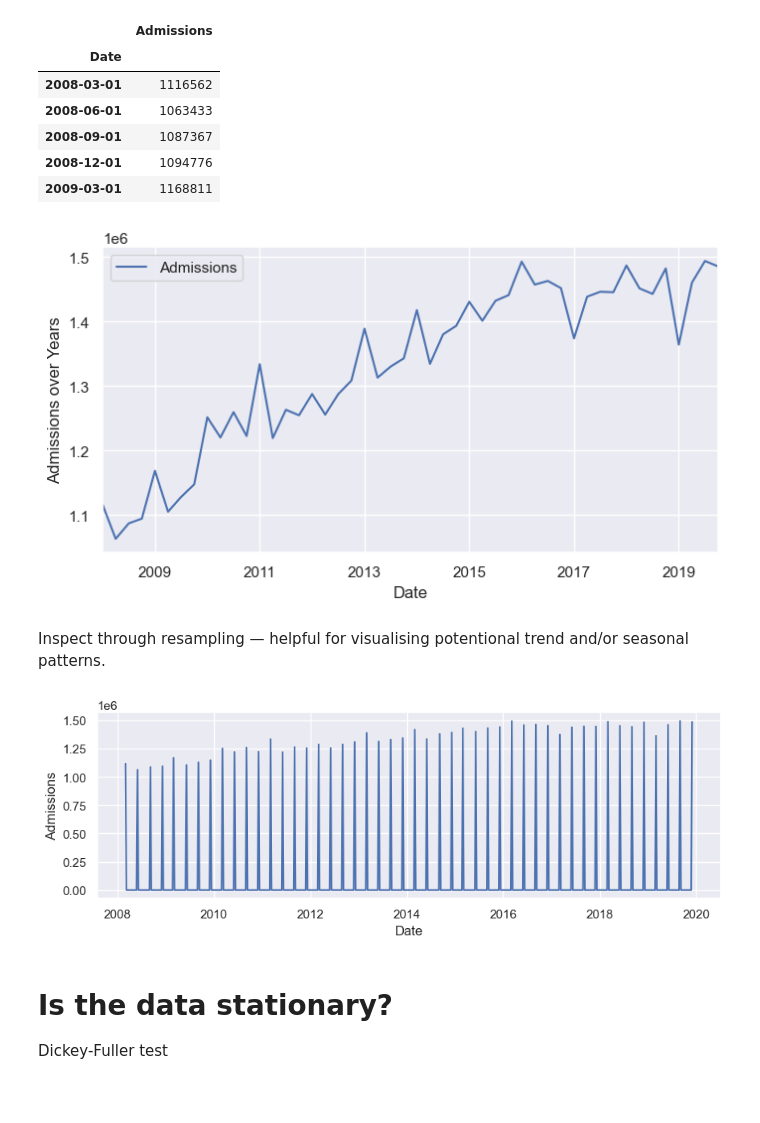
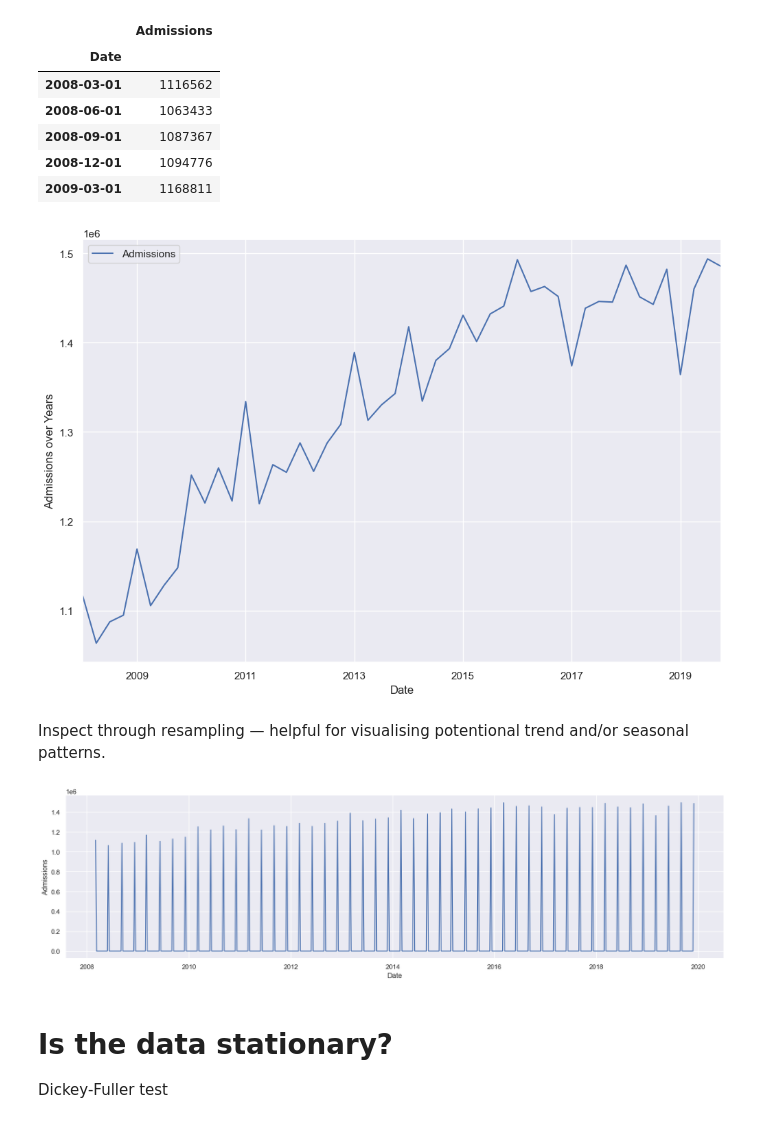
Before and after one commit to kankaungmalay/nhs_data_analytics, a Jupyter notebook: scripts/nhs_admissions_and_gpreferrals.ipynb, the cells around one changed output. Cells and saved outputs as stored; diff of their text form; code cells hidden in the pictures; blank space fills up the shorter version.

```diff
--- a/scripts/nhs_admissions_and_gpreferrals.ipynb
+++ b/scripts/nhs_admissions_and_gpreferrals.ipynb
@@ -307,22 +307,22 @@ df_ts.head()
 | 2008-12-01 | 1094776 |
 | 2009-03-01 | 1168811 |
 # %%
-ax = df_ts.plot(figsize=(8, 4))
+ax = df_ts.plot(figsize=(12, 8))
 ax.set_ylabel('Admissions over Years')
 ax.set_xlabel('Date')
 plt.show()
 # %% [output]
-[figure, old version]
+[figure, new version]
 # %% [markdown]
 Inspect through resampling — helpful for visualising potentional trend and/or seasonal patterns.
 # %%
 df_by_week = df_ts.resample('W').sum()
 
 fig,(ax1)= plt.subplots(nrows=1)
-fig.set_size_inches(10, 3)
+fig.set_size_inches(20, 5)
 sns.lineplot(x = df_by_week.index, y="Admissions", data = df_by_week, ax=ax1);
 # %% [output]
-[figure, old version]
+[figure, new version]
 # %% [markdown]
 # Is the data stationary?
 Dickey-Fuller test
```
Also changed, not shown: parts of 13 cells of this notebook, 1 other file.
